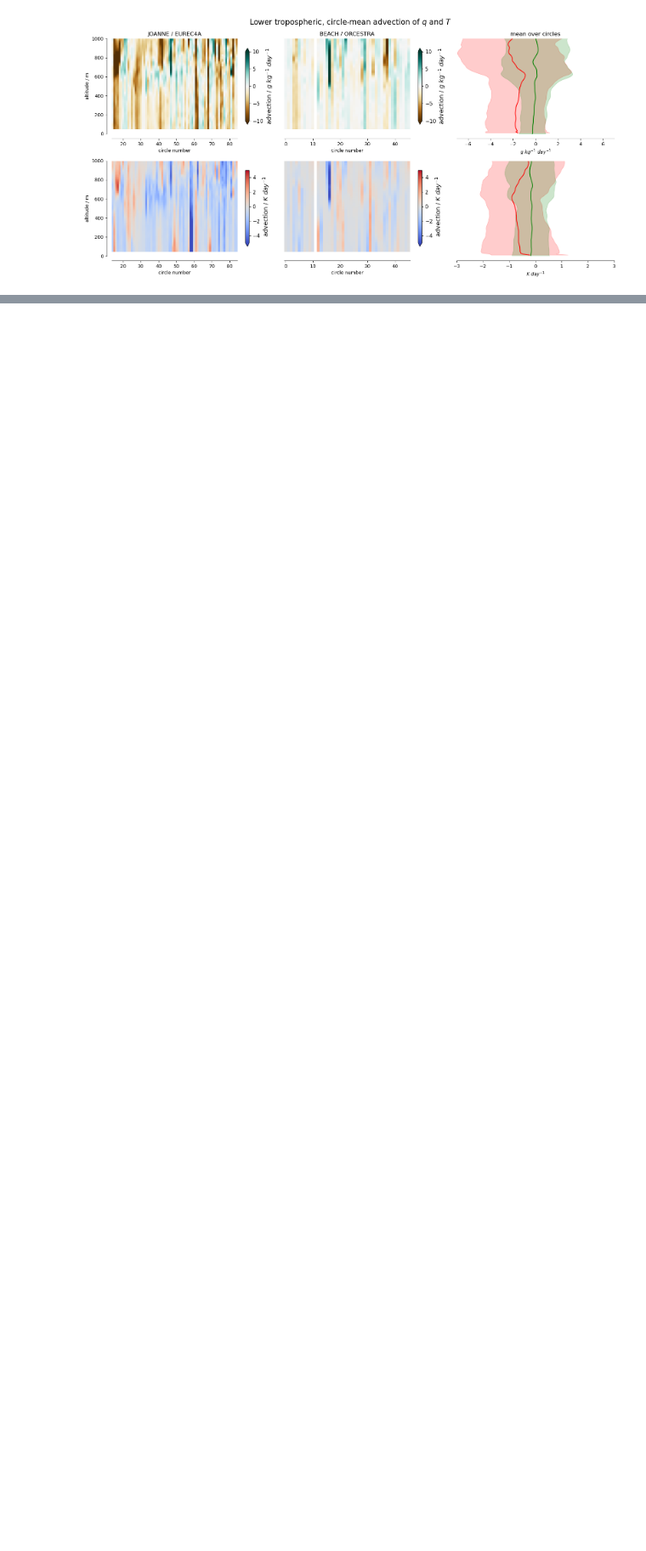
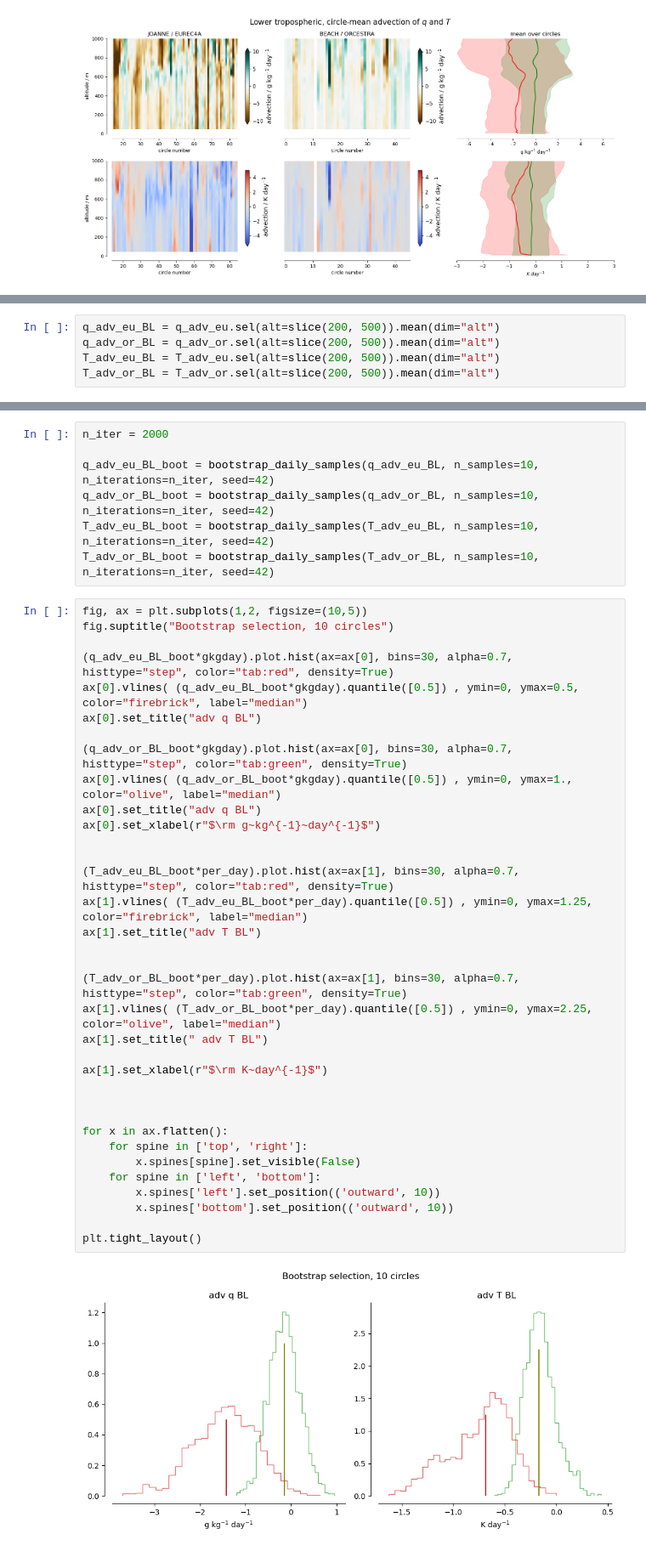
Before and after one commit to meteorologopazzo/BCO_observational, a Jupyter notebook: mass_fluxes_profiles/dropsondes_adv_massfluxes.ipynb, the cells around one changed output, grey strips where cells are left out. Shown at 85% size. Cells and saved outputs as stored; diff of their text form; blank space fills up the shorter version.

Commit message:
estimated uncertainty in advection from circles

```diff
--- a/mass_fluxes_profiles/dropsondes_adv_massfluxes.ipynb
+++ b/mass_fluxes_profiles/dropsondes_adv_massfluxes.ipynb
@@ -281,0 +285,5 @@ plt.tight_layout()
+# %%
+q_adv_eu_BL = q_adv_eu.sel(alt=slice(200, 500)).mean(dim="alt")
+q_adv_or_BL = q_adv_or.sel(alt=slice(200, 500)).mean(dim="alt")
+T_adv_eu_BL = T_adv_eu.sel(alt=slice(200, 500)).mean(dim="alt")
+T_adv_or_BL = T_adv_or.sel(alt=slice(200, 500)).mean(dim="alt")
@@ -282,2 +326,46 @@ plt.tight_layout()
+# %%
+n_iter = 2000
+
+q_adv_eu_BL_boot = bootstrap_daily_samples(q_adv_eu_BL, n_samples=10, n_iterations=n_iter, seed=42)
+q_adv_or_BL_boot = bootstrap_daily_samples(q_adv_or_BL, n_samples=10, n_iterations=n_iter, seed=42)
+T_adv_eu_BL_boot = bootstrap_daily_samples(T_adv_eu_BL, n_samples=10, n_iterations=n_iter, seed=42)
+T_adv_or_BL_boot = bootstrap_daily_samples(T_adv_or_BL, n_samples=10, n_iterations=n_iter, seed=42)
+# %%
+fig, ax = plt.subplots(1,2, figsize=(10,5))
+fig.suptitle("Bootstrap selection, 10 circles")
+
+(q_adv_eu_BL_boot*gkgday).plot.hist(ax=ax[0], bins=30, alpha=0.7, histtype="step", color="tab:red", density=True)
+ax[0].vlines( (q_adv_eu_BL_boot*gkgday).quantile([0.5]) , ymin=0, ymax=0.5, color="firebrick", label="median")
+ax[0].set_title("adv q BL")
+
+(q_adv_or_BL_boot*gkgday).plot.hist(ax=ax[0], bins=30, alpha=0.7, histtype="step", color="tab:green", density=True)
+ax[0].vlines( (q_adv_or_BL_boot*gkgday).quantile([0.5]) , ymin=0, ymax=1., color="olive", label="median")
+ax[0].set_title("adv q BL")
+ax[0].set_xlabel(r"$\rm g~kg^{-1}~day^{-1}$")
+
+
+(T_adv_eu_BL_boot*per_day).plot.hist(ax=ax[1], bins=30, alpha=0.7, histtype="step", color="tab:red", density=True)
+ax[1].vlines( (T_adv_eu_BL_boot*per_day).quantile([0.5]) , ymin=0, ymax=1.25, color="firebrick", label="median")
+ax[1].set_title("adv T BL")
+
+
+(T_adv_or_BL_boot*per_day).plot.hist(ax=ax[1], bins=30, alpha=0.7, histtype="step", color="tab:green", density=True)
+ax[1].vlines( (T_adv_or_BL_boot*per_day).quantile([0.5]) , ymin=0, ymax=2.25, color="olive", label="median")
+ax[1].set_title(" adv T BL")
+
+ax[1].set_xlabel(r"$\rm K~day^{-1}$")
+
+
+
+for x in ax.flatten():
+    for spine in ['top', 'right']:
+        x.spines[spine].set_visible(False)
+    for spine in ['left', 'bottom']:
+        x.spines['left'].set_position(('outward', 10))
+        x.spines['bottom'].set_position(('outward', 10))
+
+plt.tight_layout()
+# %% [output]
+[figure, added]
 # %% [markdown]
 ##### evaluate uncertainty
```
Also changed, not shown: parts of 13 cells of this notebook, 1 other file.
